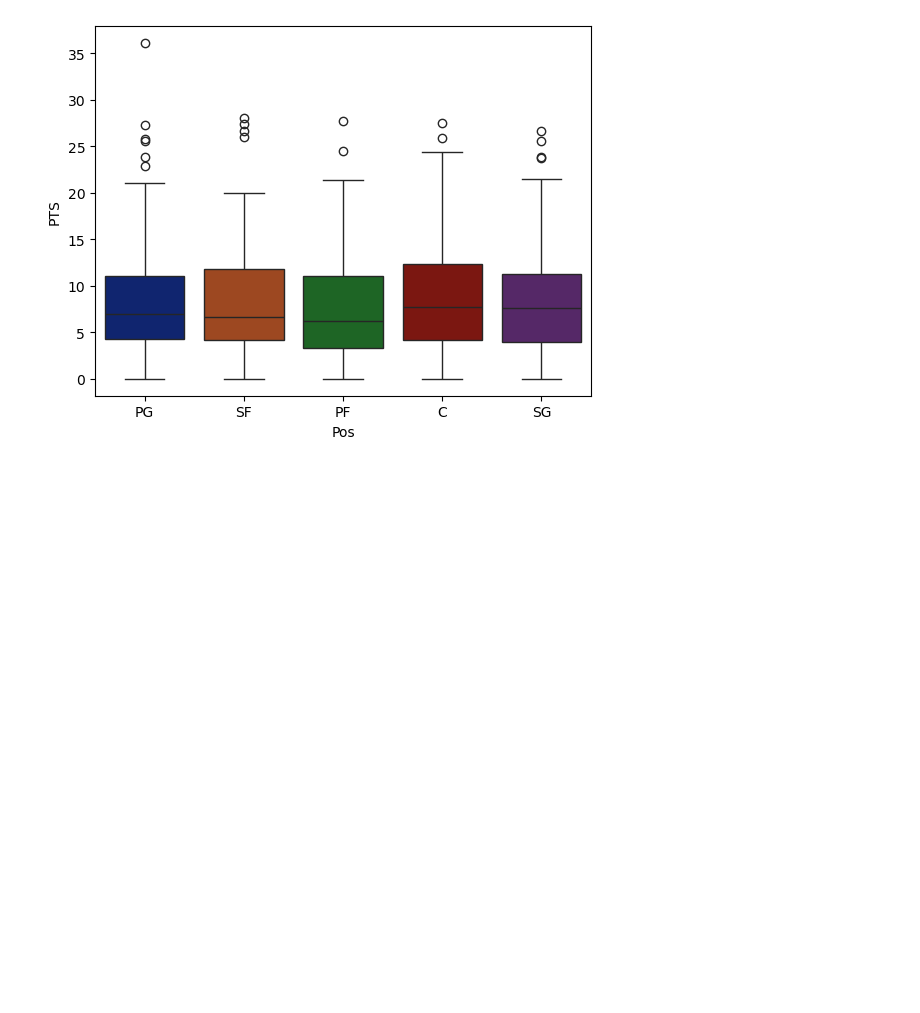
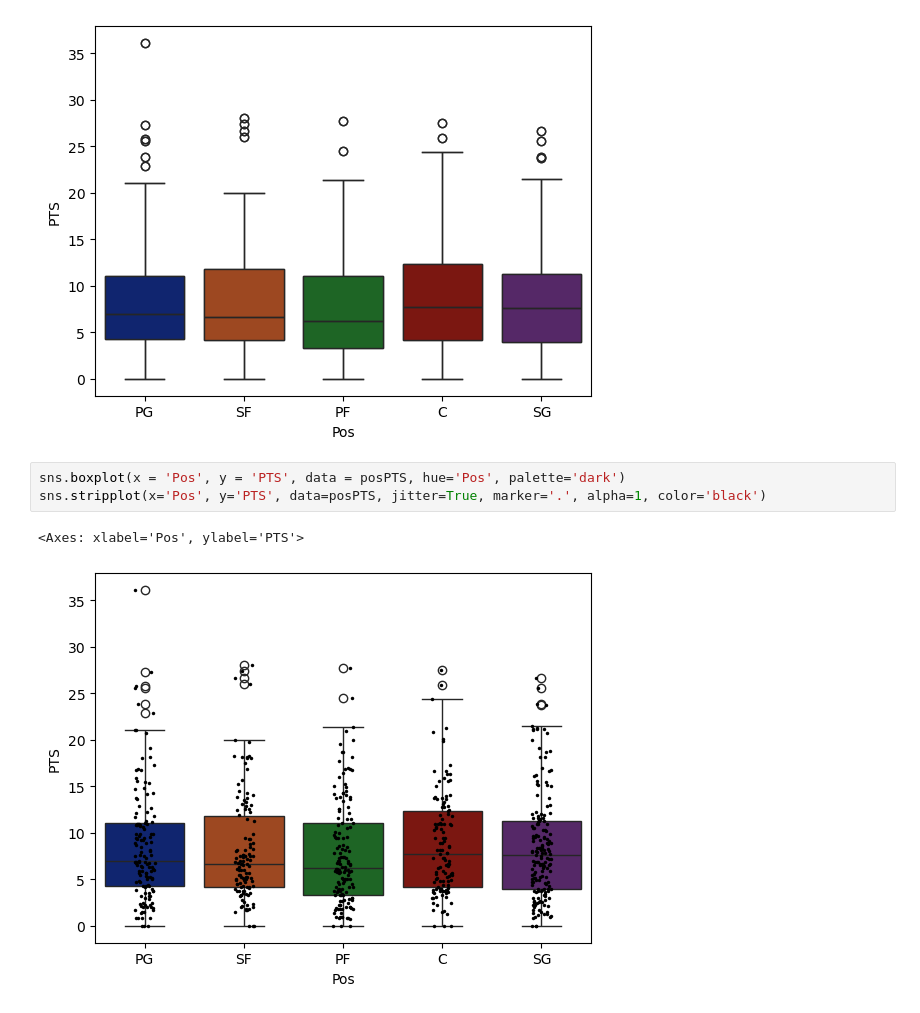
Before and after one commit to aqib1/Python_Algorithms, a Jupyter notebook: exploratoryDataAnalysis/exploratory-data.ipynb, the cells around one changed output. Drawn from its saved outputs; the diff is of its cells as text; blank space fills up the shorter version.

```diff
--- a/exploratoryDataAnalysis/exploratory-data.ipynb
+++ b/exploratoryDataAnalysis/exploratory-data.ipynb
@@ -417,3 +417,9 @@ sns.boxplot(x = 'Pos', y = 'PTS', data = posPTS, hue='Pos', palette='dark')
 # %% [output]
 <Axes: xlabel='Pos', ylabel='PTS'>
 [figure]
+# %%
+sns.boxplot(x = 'Pos', y = 'PTS', data = posPTS, hue='Pos', palette='dark')
+sns.stripplot(x='Pos', y='PTS', data=posPTS, jitter=True, marker='.', alpha=1, color='black')
+# %% [output]
+<Axes: xlabel='Pos', ylabel='PTS'>
+[figure, added]
```
Also changed, not shown: parts of 2 cells of this notebook.
